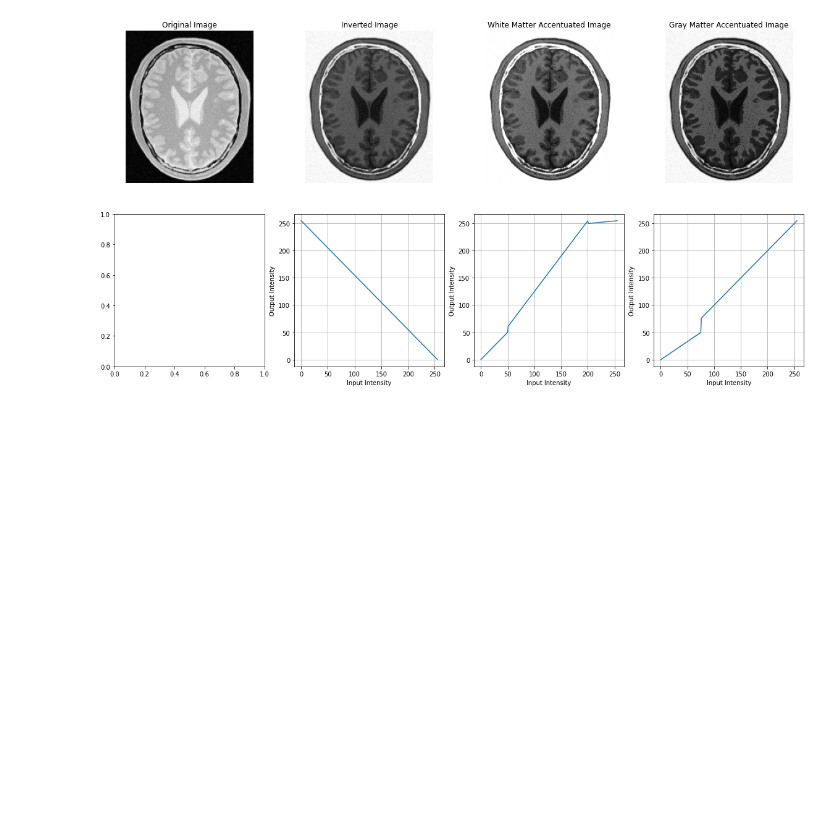
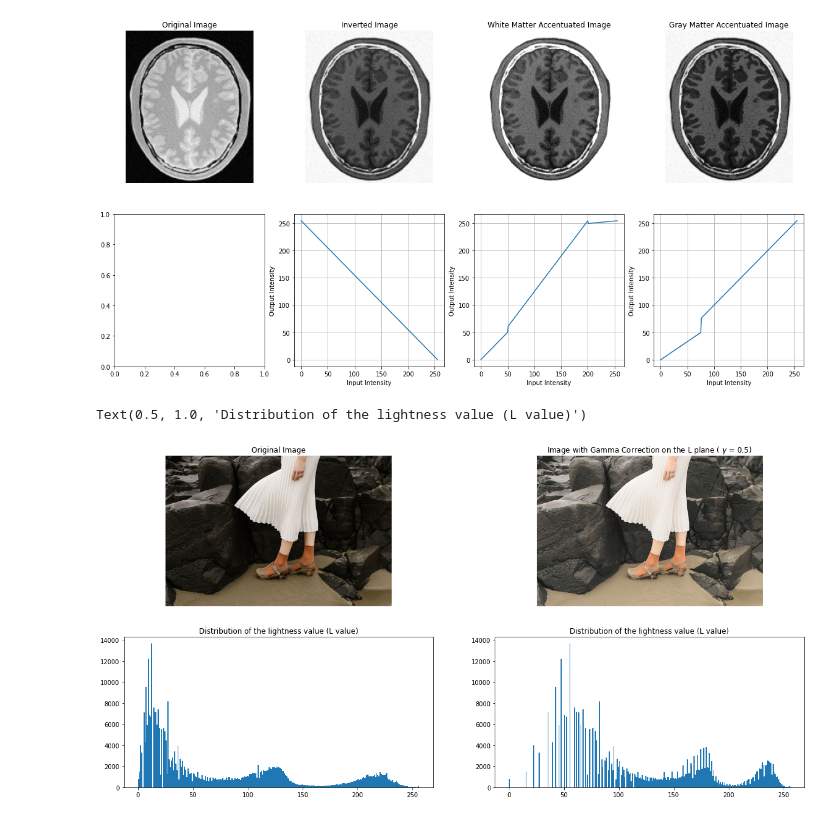
Before and after one commit to SupunDK/Fundamentals-of-Image-Processing, a Jupyter notebook: Assignment 1/190338C_Assignment_1.ipynb, the cells around one changed output. Cells and saved outputs as stored; diff of their text form; code cells hidden in the pictures; blank space fills up the shorter version.

```diff
--- a/Assignment 1/190338C_Assignment_1.ipynb
+++ b/Assignment 1/190338C_Assignment_1.ipynb
@@ -88,3 +88,35 @@ ax[1][3].set_ylabel("Output Intensity")
 ax[1][3].grid()
 # %% [output]
 [figure]
+# %%
+lady_img = cv.imread(r"Images\highlights_and_shadows.jpg")
+
+lady_img_orig_lab = cv.cvtColor(lady_img, cv.COLOR_BGR2LAB)
+lady_img_lab = cv.cvtColor(lady_img, cv.COLOR_BGR2LAB)
+
+gamma = 0.5
+gamma_transform = np.array([(i/255.0)**gamma * 255.0 for i in range(0, 256)]).astype(np.uint8)
+
+lady_img_lab[:,:,0] = cv.LUT(lady_img_lab[:,:,0], gamma_transform)
+
+lady_img_orig_rgb = cv.cvtColor(lady_img, cv.COLOR_BGR2RGB)
+lady_img_lab_rgb = cv.cvtColor(lady_img_lab, cv.COLOR_LAB2RGB)
+
+fig, ax = plt.subplots(2, 2, figsize=(20, 10))
+
+ax[0][0].imshow(lady_img_orig_rgb)
+ax[0][0].set_title("Original Image")
+ax[0][0].axis('off')
+
+ax[0][1].imshow(lady_img_lab_rgb)
+ax[0][1].set_title("Image with Gamma Correction on the L plane ( $\gamma$ = 0.5)")
+ax[0][1].axis('off')
+
+ax[1][0].hist(lady_img_orig_lab[:,:,0].flatten(), 256, [0, 256])
+ax[1][0].set_title("Distribution of the lightness value (L value)")
+
+ax[1][1].hist(lady_img_lab[:,:,0].flatten(), 256, [0, 256])
+ax[1][1].set_title("Distribution of the lightness value (L value)")
+# %% [output]
+Text(0.5, 1.0, 'Distribution of the lightness value (L value)')
+[figure, added]
```
